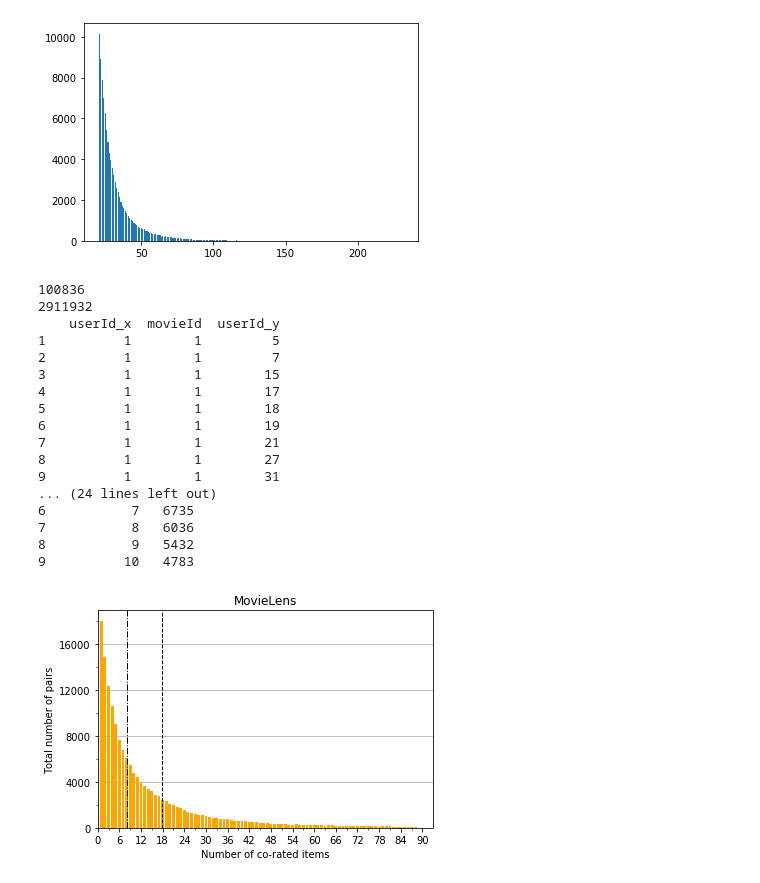
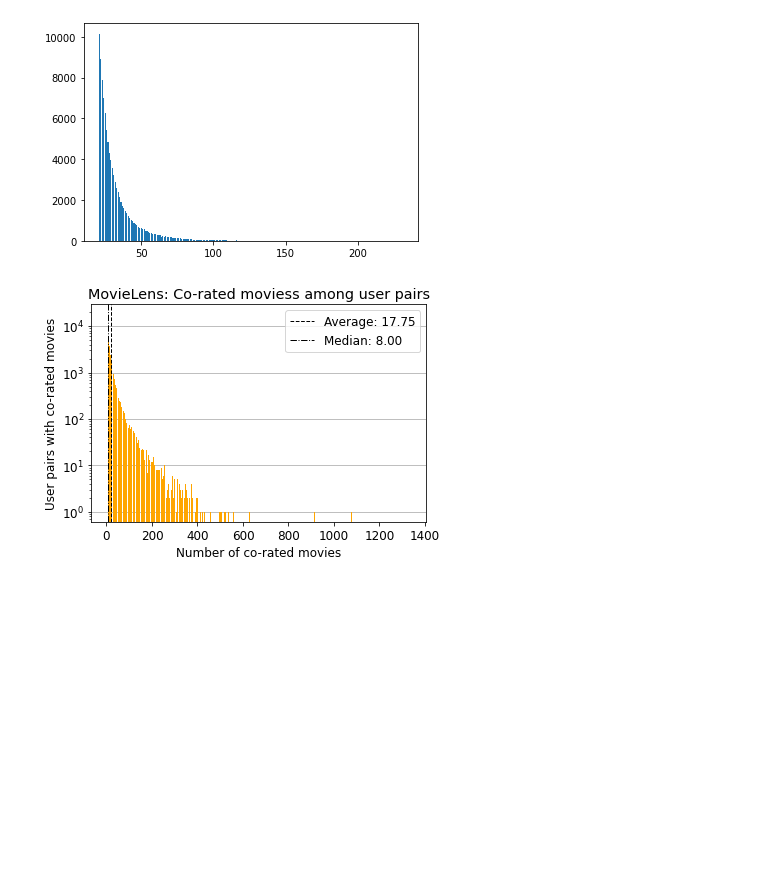
Before and after one commit to MI-911/analytics, a Jupyter notebook: legacy/co-occurrence.ipynb, the cells around one changed output. Drawn from its saved outputs; the diff is of its cells as text; code cells hidden in the pictures; blank space fills up the shorter version.

```diff
--- a/legacy/co-occurrence.ipynb
+++ b/legacy/co-occurrence.ipynb
@@ -29,72 +31,44 @@ plt.show()
 181
 [figure]
 # %%
-ratings = pd.read_csv(f'{base_path}/ratings_movielens.csv')
+ratings = pd.read_csv('/home/theis/Projects/mi911/analytics/data/movielens.csv')
 
 movie_column = 'movieId'
 
 u_e = ratings[['userId', movie_column]]
-print(len(u_e))
-
 pairs = pd.merge(u_e, u_e, on=movie_column, how='outer')
 pairs = pairs[pairs.userId_x < pairs.userId_y]
-print(len(pairs))
-print(pairs[:10])
-print(pairs[(pairs['userId_x'] == 1) & (pairs['userId_y'] == 2)])
 pairs = pairs.groupby(['userId_x', 'userId_y']).size().reset_index().rename(columns={0:'n_co-rated'})
 p_average = pairs['n_co-rated'].mean()
 p_median = pairs['n_co-rated'].median()
-print(len(pairs))
 
-print(pairs[:10])
 pairs = pairs[['n_co-rated']].groupby(['n_co-rated']).size().reset_index().rename(columns={0:'t'})
-print(len(pairs))
-print(pairs[:10])
-pairs =pairs[:88]
 fig, axes = plt.subplots(nrows=1)
 axes.grid(True, 'major', 'y')
 
-axes.xaxis.set_major_locator(MultipleLocator(6))
-axes.xaxis.set_major_formatter(FormatStrFormatter('%d'))
-axes.xaxis.set_minor_locator(MultipleLocator(3))
+axes.set_yscale('log')
+#axes.set_xscale('log')
 
-
-axes.yaxis.set_major_locator(MultipleLocator(4000))
-axes.yaxis.set_major_formatter(FormatStrFormatter('%d'))
-axes.yaxis.set_minor_locator(MultipleLocator(2000))
-
-axes.set_xlabel('Number of co-rated items')
-axes.set_ylabel('Total number of pairs')
+axes.set_xlabel(f'Number of co-rated movies')
+axes.set_ylabel(f'User pairs with co-rated movies')
 axes.set_axisbelow(True)
 
-plt.bar(pairs['n_co-rated'], pairs['t'], color='orange')
-plt.axvline(p_average, color='k', linestyle='dashed', linewidth=1)
-plt.axvline(p_median, color='k', linestyle='dashdot', linewidth=1)
-axes.set_xlim([0, None])
-plt.title('MovieLens' if movie_column == 'movieId' else 'MindReader')
+limiter = 600
+plt.bar(pairs['n_co-rated'][:limiter], pairs['t'][:limiter], color='orange')
 
-plt.savefig('co-occurance-user.pdf', bbox_inches='tight')
+plt.axvline(p_average, color='k', linestyle='dashed', linewidth=1, label=f'Average: {p_average:.2f}')
+plt.axvline(p_median, color='k', linestyle='dashdot', linewidth=1, label=f'Median: {p_median:.2f}')
+
+plt.title(f'MovieLens: Co-rated moviess among user pairs')
+plt.legend()
+
+plt.rc('font', size=12)
+
+plt.savefig('ml-co-occurance-user.pdf', bbox_inches='tight')
 
 plt.show()
 # %% [output]
-100836
-2911932
-    userId_x  movieId  userId_y
-1          1        1         5
-2          1        1         7
-3          1        1        15
-4          1        1        17
-5          1        1        18
-6          1        1        19
-7          1        1        21
-8          1        1        27
-9          1        1        31
-... (24 lines left out)
-6           7   6735
-7           8   6036
-8           9   5432
-9          10   4783
-[figure, old version]
+[figure, new version]
 # %%
 mode = 'DE'
 
```
Also changed, not shown: parts of 3 cells of this notebook.
